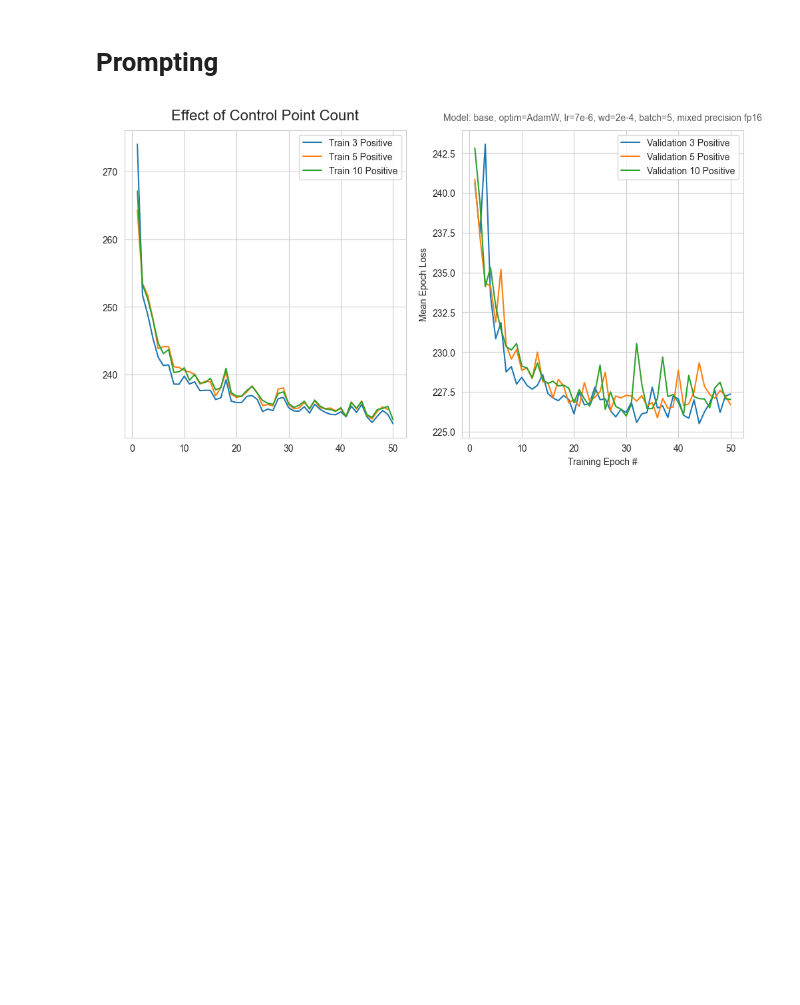
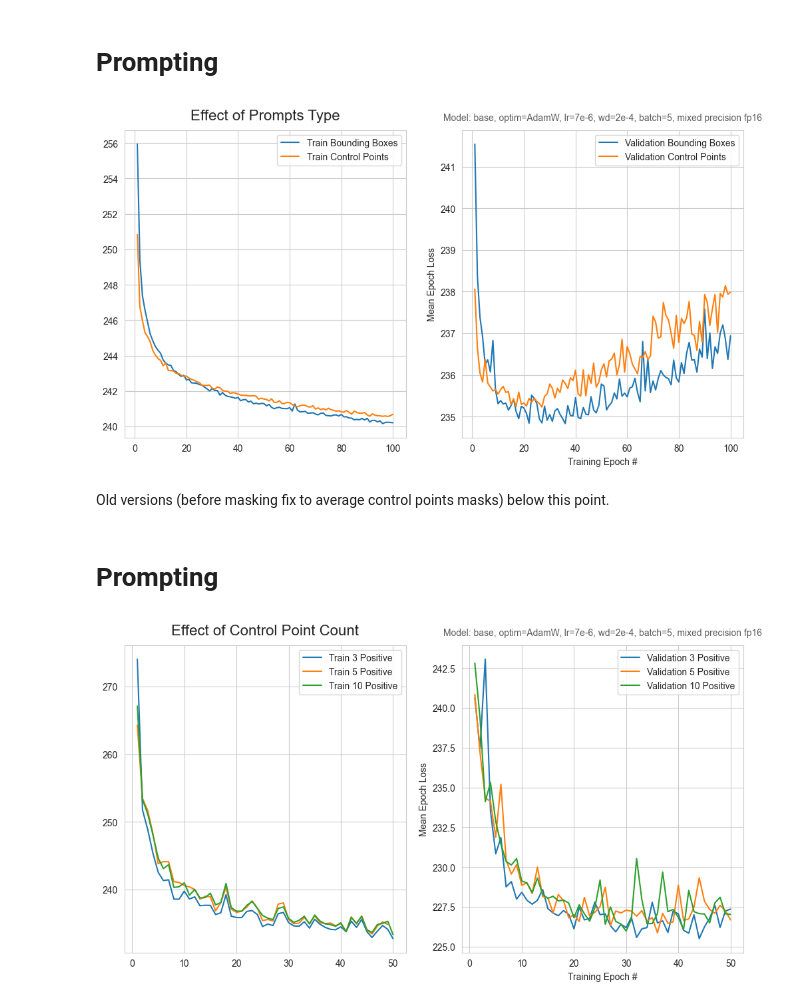
Before and after one commit to geo-smart/elwha_segmentation, a Jupyter notebook: book/experiments/plotting.ipynb, the cells around one changed output. Saved outputs shown, nothing was run; the diff lists cells and outputs as text; code cells hidden in the pictures; blank space fills up the shorter version.

```diff
--- a/book/experiments/plotting.ipynb
+++ b/book/experiments/plotting.ipynb
@@ -83,6 +83,22 @@ def plot_scores_comparison(
 
     ax.legend()
     plt.show()
+# %% [markdown]
+# Prompting
+# %%
+plot_model_comparison(
+    [
+        "./prompts/last_base_AdamW_lr=7e-06_wd=0.0002_bs=5_mp=fp16_bbox_10_loss=dice.pth",
+        "./prompts/last_base_AdamW_lr=7e-06_wd=0.0002_bs=5_mp=fp16_pts_3p0n_erode_loss=dice.pth",
+    ],
+    ["Bounding Boxes", "Control Points"],
+    title="Effect of Prompts Type",
+    subtitle="Model: base, optim=AdamW, lr=7e-6, wd=2e-4, batch=5, mixed precision fp16",
+)
+# %% [output]
+[figure, added]
+# %% [markdown]
+Old versions (before masking fix to average control points masks) below this point.
 # %% [markdown]
 # Prompting
 # %%
```
Also changed, not shown: 13 other files.
